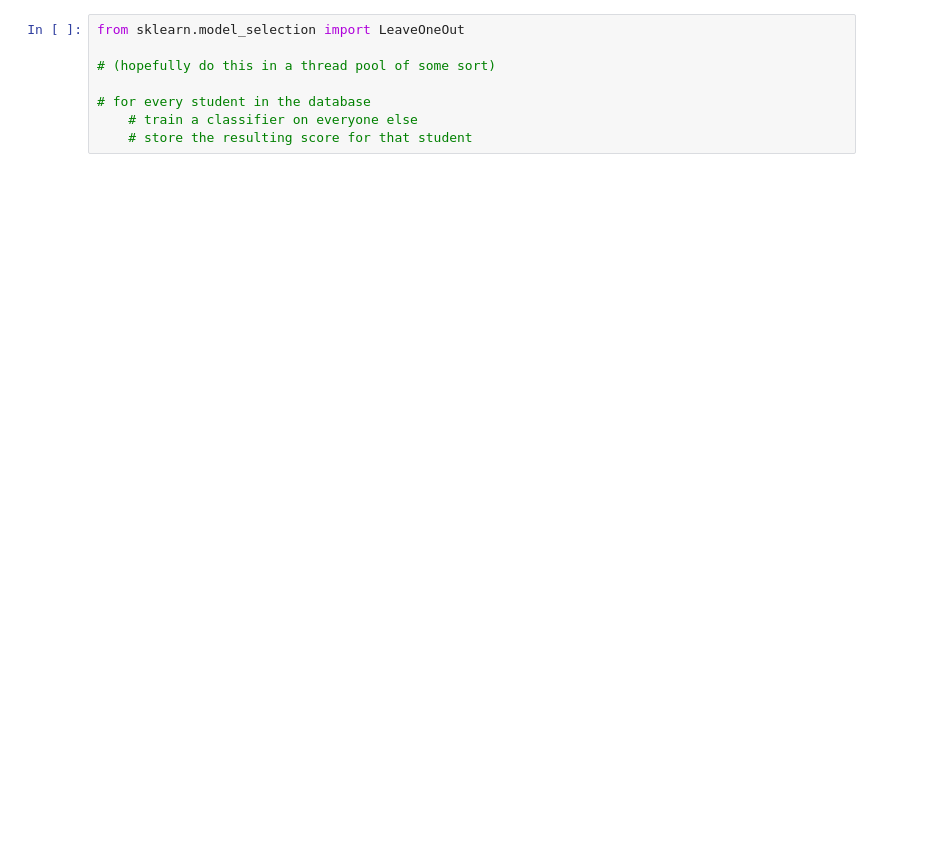
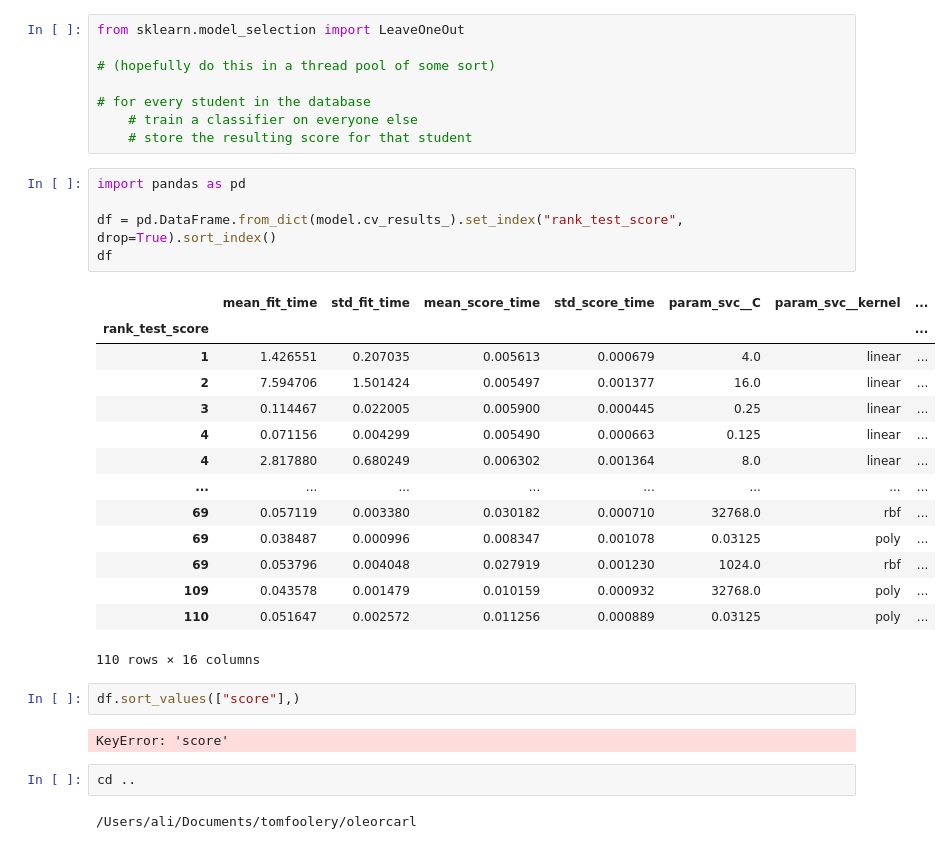
Before and after one commit to alipatti/ole-or-carl, a Jupyter notebook: notebooks/scratchv2.ipynb, the cells around one changed output. Drawn from its saved outputs; the diff is of its cells as text; blank space fills up the shorter version.

```diff
--- a/notebooks/scratchv2.ipynb
+++ b/notebooks/scratchv2.ipynb
@@ -97,3 +119,31 @@ from sklearn.model_selection import LeaveOneOut
 # for every student in the database
     # train a classifier on everyone else
     # store the resulting score for that student
+# %%
+import pandas as pd
+
+df = pd.DataFrame.from_dict(model.cv_results_).set_index("rank_test_score", drop=True).sort_index()
+df
+# %% [output]
+|  | mean_fit_time | std_fit_time | mean_score_time | std_score_time | param_svc__C | param_svc__kernel | ... |
+| rank_test_score |  |  |  |  |  |  | ... |
+| 1 | 1.426551 | 0.207035 | 0.005613 | 0.000679 | 4.0 | linear | ... |
+| 2 | 7.594706 | 1.501424 | 0.005497 | 0.001377 | 16.0 | linear | ... |
+| 3 | 0.114467 | 0.022005 | 0.005900 | 0.000445 | 0.25 | linear | ... |
+| 4 | 0.071156 | 0.004299 | 0.005490 | 0.000663 | 0.125 | linear | ... |
+| 4 | 2.817880 | 0.680249 | 0.006302 | 0.001364 | 8.0 | linear | ... |
+| ... | ... | ... | ... | ... | ... | ... | ... |
+| 69 | 0.057119 | 0.003380 | 0.030182 | 0.000710 | 32768.0 | rbf | ... |
+| 69 | 0.038487 | 0.000996 | 0.008347 | 0.001078 | 0.03125 | poly | ... |
+| 69 | 0.053796 | 0.004048 | 0.027919 | 0.001230 | 1024.0 | rbf | ... |
+| 109 | 0.043578 | 0.001479 | 0.010159 | 0.000932 | 32768.0 | poly | ... |
+| 110 | 0.051647 | 0.002572 | 0.011256 | 0.000889 | 0.03125 | poly | ... |
+110 rows × 16 columns
+# %%
+df.sort_values(["score"],)
+# %% [output]
+KeyError: 'score'
+# %%
+cd ..
+# %% [output]
+/Users/ali/Documents/tomfoolery/oleorcarl
```
Also changed, not shown: parts of 6 cells of this notebook, 29 other files.
